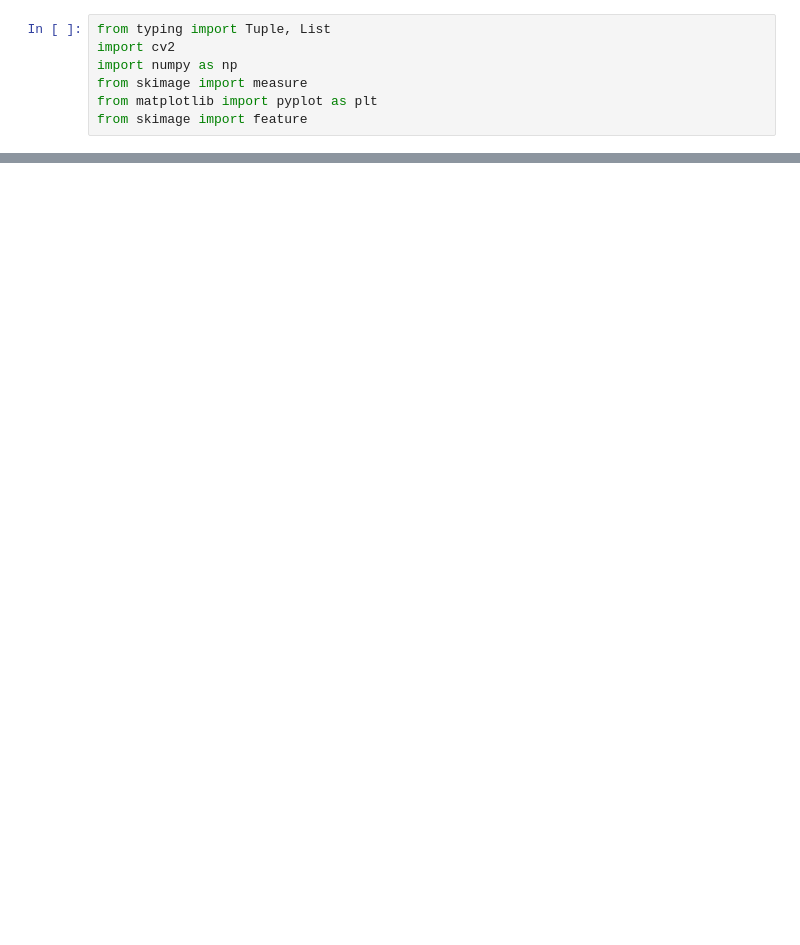
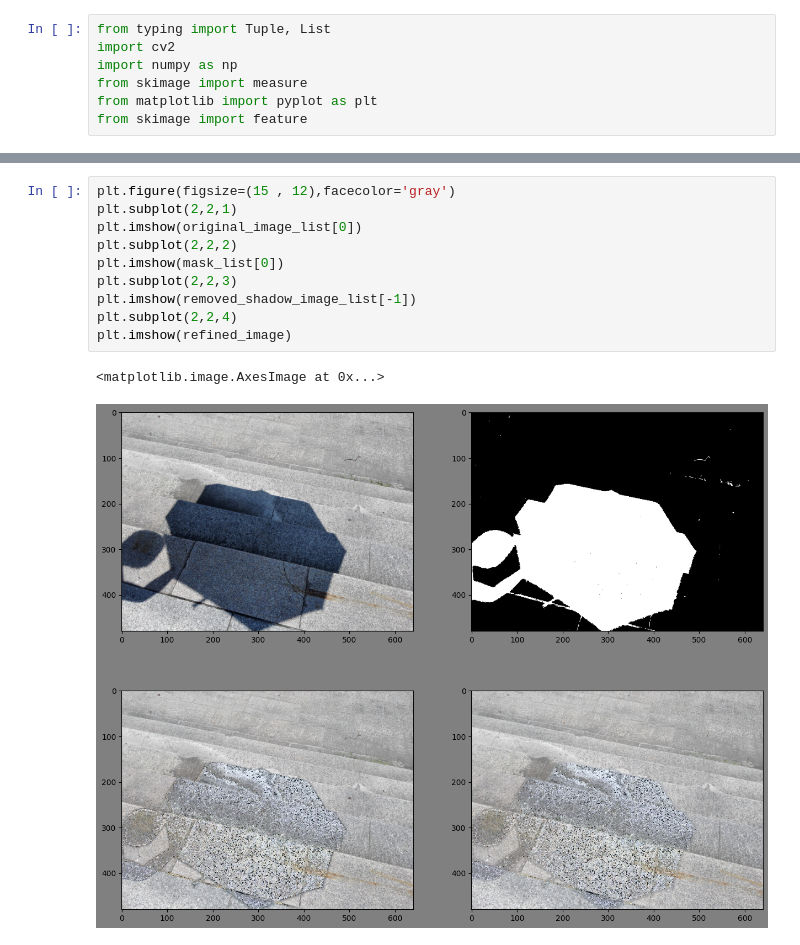
Before and after one commit to Asharma538/CV_Project, a Jupyter notebook: final.ipynb, the cells around one changed output, grey strips where cells are left out. Saved outputs shown, nothing was run; the diff lists cells and outputs as text; blank space fills up the shorter version.

```diff
--- a/final.ipynb
+++ b/final.ipynb
@@ -344,0 +358,13 @@ shadow_remover.refine_image_edges(5)
+# %%
+plt.figure(figsize=(15 , 12),facecolor='gray')
+plt.subplot(2,2,1)
+plt.imshow(original_image_list[0])
+plt.subplot(2,2,2)
+plt.imshow(mask_list[0])
+plt.subplot(2,2,3)
+plt.imshow(removed_shadow_image_list[-1])
+plt.subplot(2,2,4)
+plt.imshow(refined_image)
+# %% [output]
+<matplotlib.image.AxesImage at 0x...>
+[figure, added]
```
Also changed, not shown: parts of 4 cells of this notebook, 5 other files.
